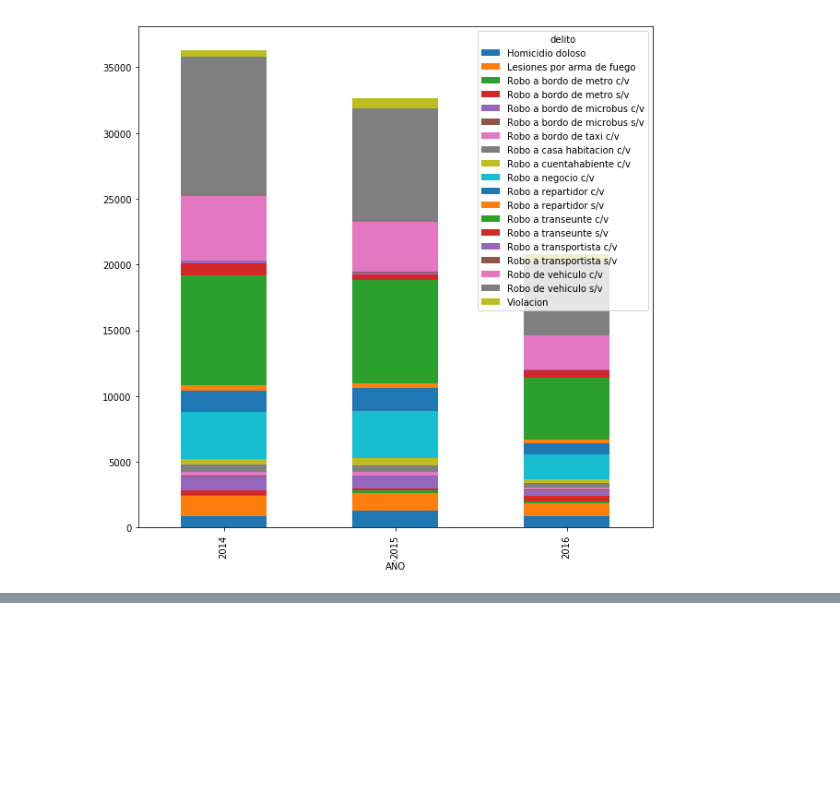
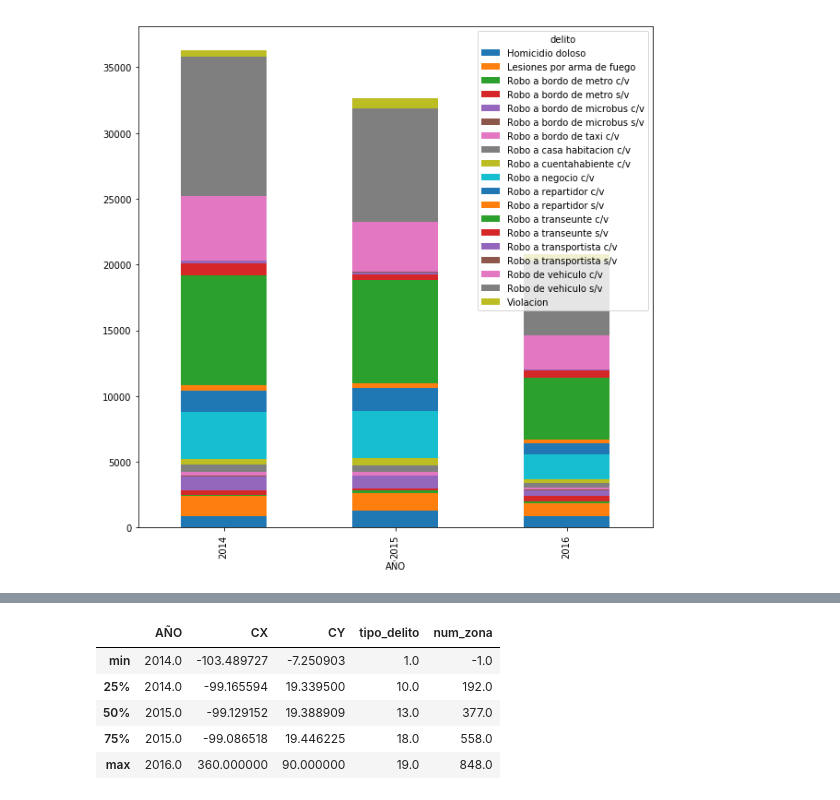
Before and after one commit to ArmandoLp/dathaton.github.io, a Jupyter notebook: Untitled.ipynb, the cells around one changed output, grey strips where cells are left out. Drawn from its saved outputs; the diff is of its cells as text; code cells hidden in the pictures; blank space fills up the shorter version.

```diff
--- a/Untitled.ipynb
+++ b/Untitled.ipynb
@@ -155,0 +188,9 @@ plotiar.plot(kind='bar', stacked=True, figsize=(10,10))
+# %%
+merged.describe().tail()
+# %% [output]
+|  | AÑO | CX | CY | tipo_delito | num_zona |
+| min | 2014.0 | -103.489727 | -7.250903 | 1.0 | -1.0 |
+| 25% | 2014.0 | -99.165594 | 19.339500 | 10.0 | 192.0 |
+| 50% | 2015.0 | -99.129152 | 19.388909 | 13.0 | 377.0 |
+| 75% | 2015.0 | -99.086518 | 19.446225 | 18.0 | 558.0 |
+| max | 2016.0 | 360.000000 | 90.000000 | 19.0 | 848.0 |
```
Also changed, not shown: parts of 4 cells of this notebook.
